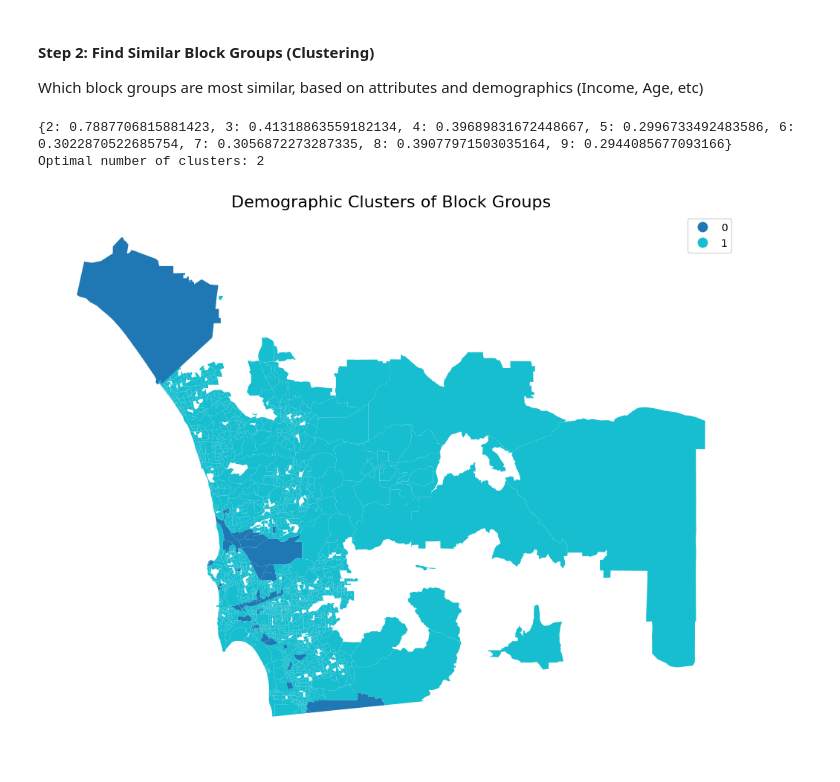
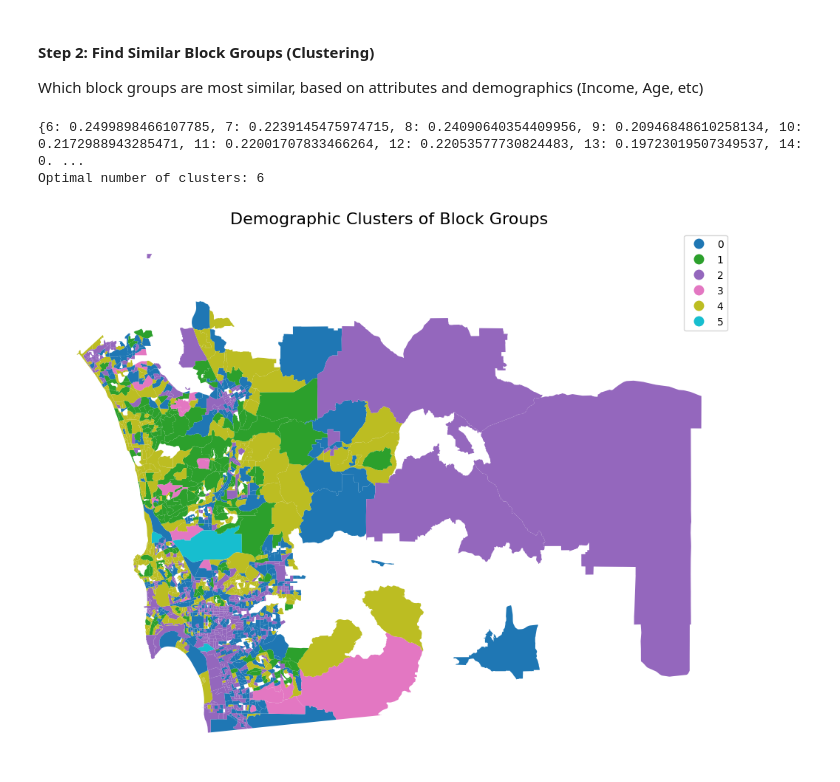
Before and after one commit to swhoyle/business-opportunity-graph, a Jupyter notebook: notebooks/09_business_success_and_opportunity.ipynb, the cells around one changed output. Cells and saved outputs as stored; diff of their text form; code cells hidden in the pictures.

```diff
--- a/notebooks/09_business_success_and_opportunity.ipynb
+++ b/notebooks/09_business_success_and_opportunity.ipynb
@@ -65,6 +65,7 @@ flat = [{
 
 
 df = pd.DataFrame(flat)
+df = df[df["id"] != 187001] # remove outlier
 print(df.shape)
 df.head()
 # %% [output]
@@ -171,62 +172,73 @@ from sklearn.preprocessing import StandardScaler
 from sklearn.cluster import KMeans
 from sklearn.metrics import silhouette_score
 
-features = [
-    "male25",
-    "male30",
-    "male35",
-    "fem25",
-    "fem30",
-    "fem35",
-    "population",
-    "n01_bus",
-    "n14_bus",
-    "n35_bus",
-    "n37_sales",
-    "s16_sales",
-    "s22_bus",
-    "s23_emp"
+demographic_features = [
+    # Population size + structure
+    "total_population",
+    "population_20_29",
+    "population_30_39",
+    "population_40_49",
+
+    # Gender
+    "male_population_total",
+    "female_population_total",
+
+    # Income buckets
+    "median_income",
+    "average_income",
+    "income_50000_74999",
+    "income_75000_99999",
+    "income_100000_149999",
+    "income_150000_199999",
+    "income_200000_plus",
+
+    # Adjusted income
+    # "pct_disposable_income_100000_149999",
+
+    # Housing + density (if available)
+    # "housing_units",
+    # "population_density",
+
+    # Education (if available)
     # "education_index",
-    # "unemployment_rate",
-    # "pop_density",
-    # etc...
 ]
 
-X = gdf[features].fillna(0)
+
+X = gdf[demographic_features].fillna(0)
 scaler = StandardScaler()
 X_scaled = scaler.fit_transform(X)
 
 scores = {}
-for k in range(2, 10):
+for k in range(6, 20):
     km = KMeans(n_clusters=k, random_state=42).fit(X_scaled)
     scores[k] = silhouette_score(X_scaled, km.labels_)
 
 print(scores)
 
 optimal_k = max(scores, key=scores.get)
 print(f"Optimal number of clusters: {optimal_k}")
 
 km = KMeans(n_clusters=optimal_k, random_state=42)
 gdf["cluster"] = km.fit_predict(X_scaled)
 
 fig, ax = plt.subplots(1, 1, figsize=(12, 12))
 
 gdf.plot(
     column="cluster",
     categorical=True,
     cmap="tab10",
     linewidth=0,
     edgecolor="none",
     legend=True,
     ax=ax
 )
 
 ax.set_title("Demographic Clusters of Block Groups", fontsize=16)
 ax.axis("off")
 
 plt.show()
 # %% [output]
-{2: 0.7887706815881423, 3: 0.41318863559182134, 4: 0.39689831672448667, 5: 0.2996733492483586, 6: 0.3022870522685754, 7: 0.3056872273287335, 8: 0.39077971503035164, 9: 0.2944085677093166}
-Optimal number of clusters: 2
+{6: 0.2499898466107785, 7: 0.2239145475974715, 8: 0.24090640354409956, 9: 0.20946848610258134, 10: 0.2172988943285471, 11: 0.22001707833466264, 12: 0.22053577730824483, 13: 0.19723019507349537, 14: 0. ...
+Optimal number of clusters: 6
-[figure, old version]
+[figure, new version]
 # %%
```
Also changed, not shown: parts of 5 cells of this notebook.
